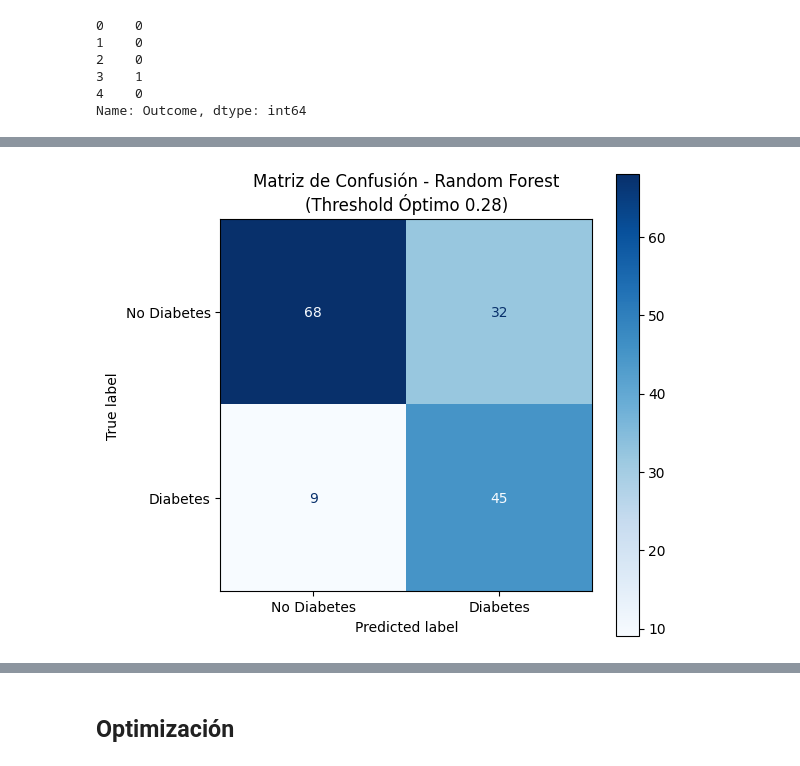
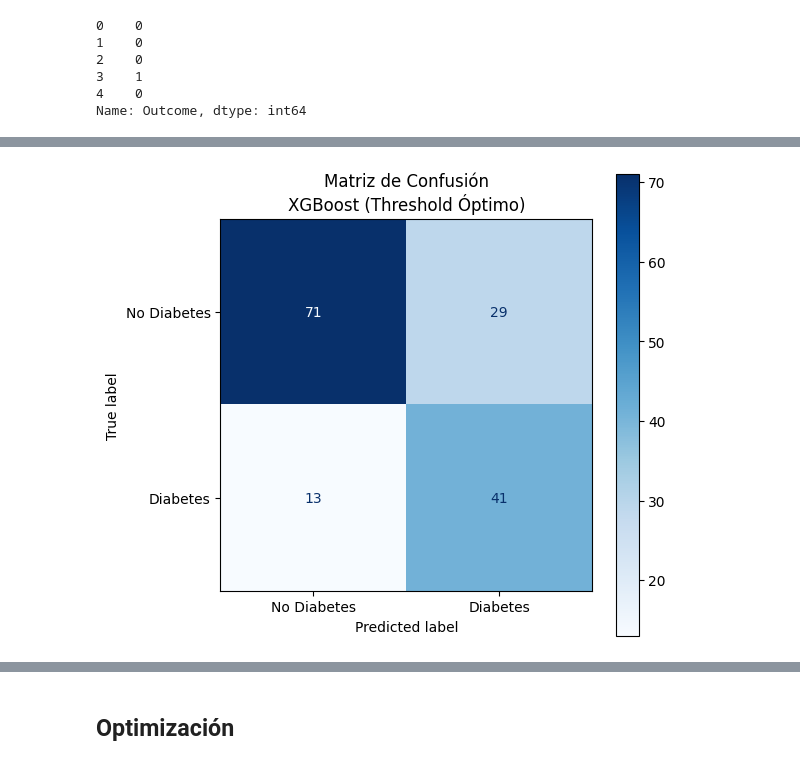
Before and after one commit to 4GeeksAcademy/efrainnalmeida-boosting-algorithms, a Jupyter notebook: src/explore.ipynb, the cells around one changed output, grey strips where cells are left out. Saved outputs shown, nothing was run; the diff lists cells and outputs as text; code cells hidden in the pictures.

```diff
--- a/src/explore.ipynb
+++ b/src/explore.ipynb
@@ -87,4 +101,4 @@ rf_model = RandomForestClassifier(random_state=42)
 # %%
 # Entrenar el modelo
-rf_model.fit(X_train, y_train)
+xgb_model.fit(X_train, y_train)
 # %% [output]
@@ -144,20 +171,22 @@ print("-------------------------------------------")
 -------------------------------------------
 # %%
-# Aplicar el threshold óptimo encontrado
-y_pred_rf_opt = (y_pred_proba_rf >= best_thresh_rf).astype(int)
+# Aplicar el threshold óptimo y recalcular métricas
 
-# Calcular las métricas usando el nuevo threshold
-accuracy_rf_opt = accuracy_score(y_test, y_pred_rf_opt)
-recall_rf_opt = recall_score(y_test, y_pred_rf_opt)
-f1_rf_opt = f1_score(y_test, y_pred_rf_opt)
-auc_rf_opt = roc_auc_score(y_test, y_pred_proba_rf)  # El AUC no depende del threshold
+# Aplicar el mejor threshold
+y_pred_xgb_opt = (y_pred_proba_xgb >= best_thresh_xgb).astype(int)
 
-# Mostrar resultados de manera clara
-print("📊 Resultados del Random Forest usando el Threshold Óptimo (0.28)")
+# Calcular métricas usando el nuevo threshold
+accuracy_xgb_opt = accuracy_score(y_test, y_pred_xgb_opt)
+recall_xgb_opt = recall_score(y_test, y_pred_xgb_opt)
+f1_xgb_opt = f1_score(y_test, y_pred_xgb_opt)
+auc_xgb_opt = roc_auc_score(y_test, y_pred_proba_xgb)  # El AUC no cambia
+
+# Mostrar resultados finales
+print("📊 Resultados del XGBoost usando el Threshold Óptimo")
 print("-------------------------------------------")
-print(f"🔵 Accuracy: {round(accuracy_rf_opt, 4)}")
-print(f"🟠 Recall:   {round(recall_rf_opt, 4)}")
-print(f"🟣 F1 Score: {round(f1_rf_opt, 4)}")
-print(f"🟢 AUC:      {round(auc_rf_opt, 4)}")
+print(f"🔵 Accuracy: {round(accuracy_xgb_opt, 4)}")
+print(f"🟠 Recall:   {round(recall_xgb_opt, 4)}")
+print(f"🟣 F1 Score: {round(f1_xgb_opt, 4)}")
+print(f"🟢 AUC:      {round(auc_xgb_opt, 4)}")
 print("-------------------------------------------")
 # %% [output]
@@ -187,13 +216,14 @@ plt.show()
 # %%
-# Calcular la matriz de confusión
-cm = confusion_matrix(y_test, y_pred_rf_opt)
-cmd = ConfusionMatrixDisplay(confusion_matrix=cm, display_labels=["No Diabetes", "Diabetes"])
+# Calcular la matriz de confusión usando el threshold óptimo
+cm_xgb = confusion_matrix(y_test, y_pred_xgb_opt)
 
-# Mostrar la matriz de confusión
+# Visualizar la matriz
 fig, ax = plt.subplots(figsize=(6,6))
-cmd.plot(ax=ax, cmap='Blues', values_format='d')
-plt.title('Matriz de Confusión - Random Forest\n(Threshold Óptimo 0.28)')
+cmd_xgb = ConfusionMatrixDisplay(confusion_matrix=cm_xgb, display_labels=["No Diabetes", "Diabetes"])
+cmd_xgb.plot(ax=ax, cmap='Blues', values_format='d')
+
+plt.title('Matriz de Confusión\nXGBoost (Threshold Óptimo)')
 plt.grid(False)
 plt.show()
 # %% [output]
-[figure, old version]
+[figure, new version]
```
Also changed, not shown: parts of 26 cells of this notebook, 2 other files.
